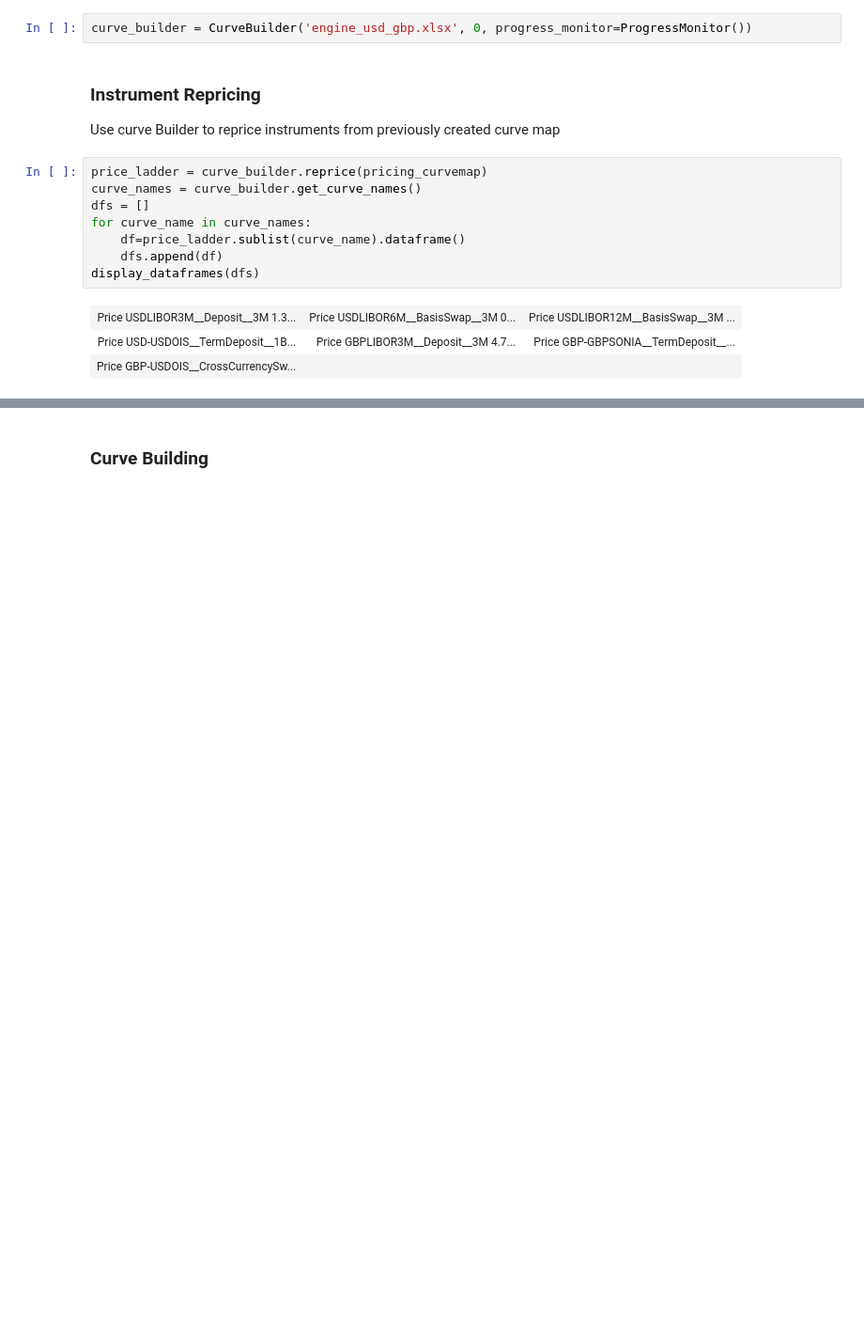
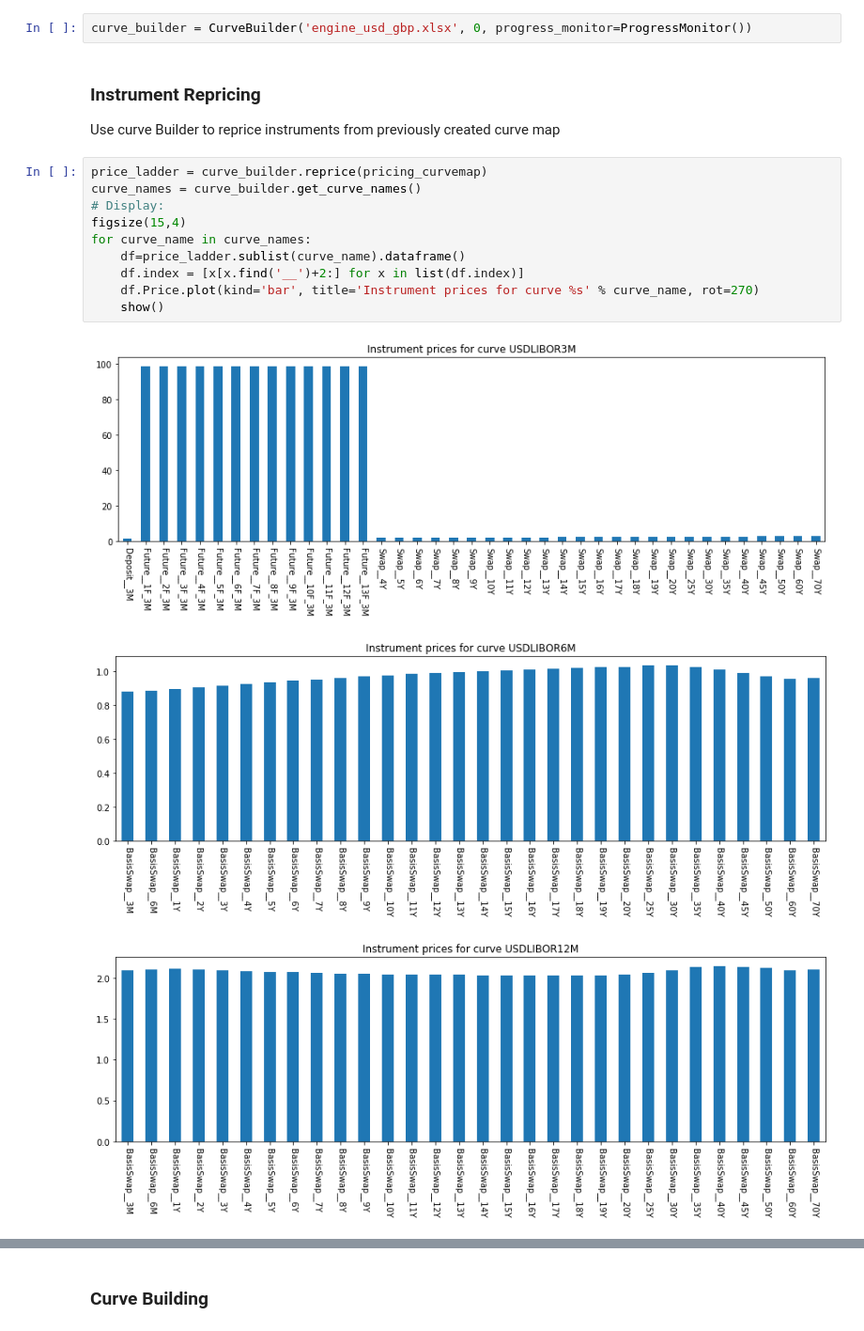
Before and after one commit to omartinsky/PYBOR, a Jupyter notebook: main.ipynb, the cells around one changed output, grey strips where cells are left out. Shown: that part at 94% size. Saved outputs shown, nothing was run; the diff lists cells and outputs as text; blank space fills up the shorter version.

```diff
--- a/main.ipynb
+++ b/main.ipynb
@@ -60,12 +61,14 @@ Use curve Builder to reprice instruments from previously created curve map
 # %%
 price_ladder = curve_builder.reprice(pricing_curvemap)
 curve_names = curve_builder.get_curve_names()
-dfs = []
+# Display:
+figsize(15,4)
 for curve_name in curve_names:
     df=price_ladder.sublist(curve_name).dataframe()
-    dfs.append(df)
-display_dataframes(dfs)
+    df.index = [x[x.find('__')+2:] for x in list(df.index)]
+    df.Price.plot(kind='bar', title='Instrument prices for curve %s' % curve_name, rot=270)
+    show()
 # %% [output]
-| Price USDLIBOR3M__Deposit__3M 1.3... | Price USDLIBOR6M__BasisSwap__3M 0... | Price USDLIBOR12M__BasisSwap__3M ... |
-| Price USD-USDOIS__TermDeposit__1B... | Price GBPLIBOR3M__Deposit__3M 4.7... | Price GBP-GBPSONIA__TermDeposit__... |
-| Price GBP-USDOIS__CrossCurrencySw... |  |  |
+[figure, added]
+[figure, added]
+[figure, added]
```
Also changed, not shown: parts of 19 cells of this notebook, 2 other files.
